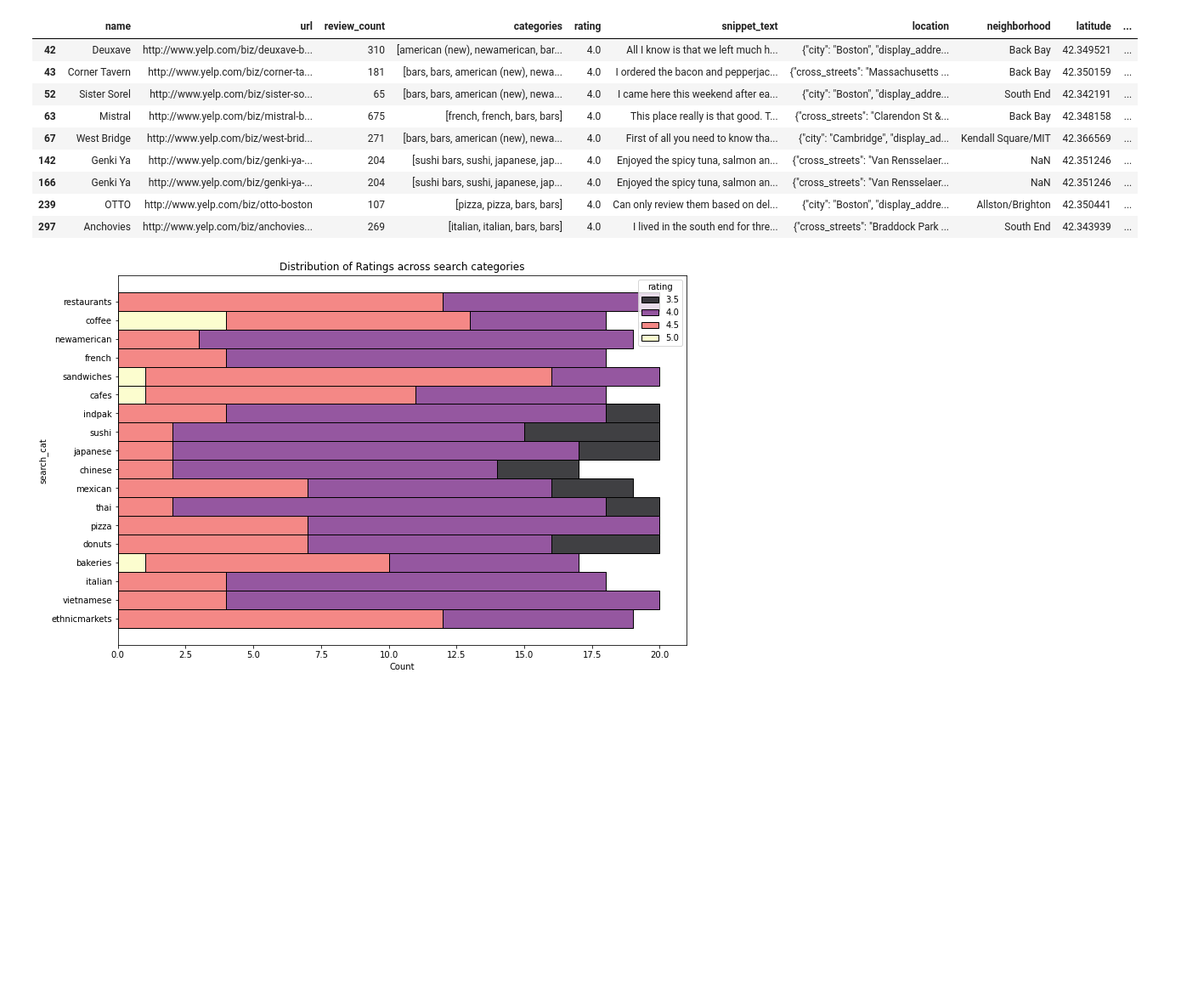
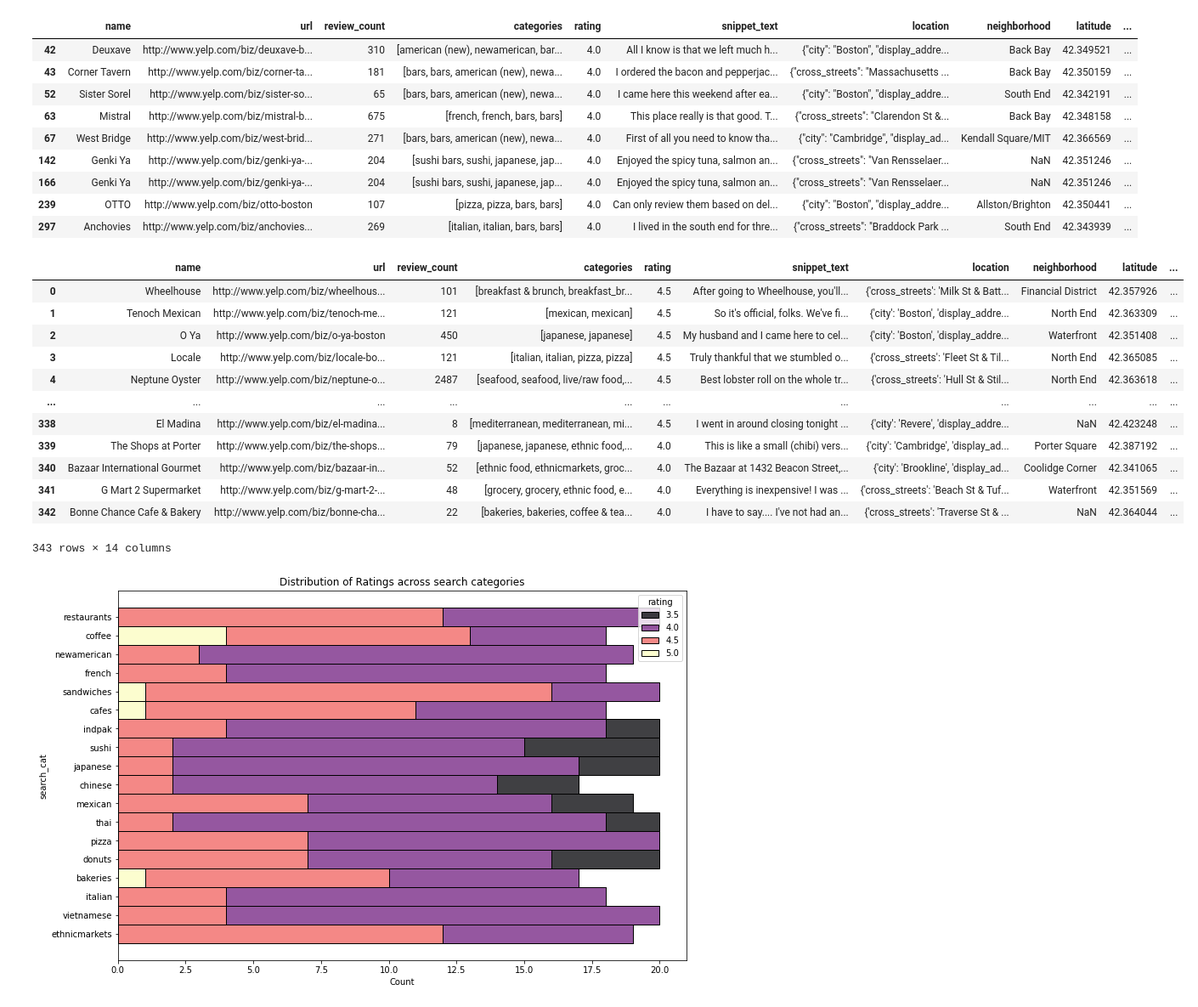
Before and after one commit to sydneybednar/hw3, a Jupyter notebook: data-exploration.ipynb, the cells around one changed output. Shown at 85% size. Cells and saved outputs as stored; diff of their text form; code cells hidden in the pictures; blank space fills up the shorter version.

```diff
--- a/data-exploration.ipynb
+++ b/data-exploration.ipynb
@@ -191,6 +193,27 @@ b_check
 | 166 | Genki Ya | http://www.yelp.com/biz/genki-ya-... | 204 | [sushi bars, sushi, japanese, jap... | 4.0 | Enjoyed the spicy tuna, salmon an... | {"cross_streets": "Van Rensselaer... | NaN | 42.351246 | ... |
 | 239 | OTTO | http://www.yelp.com/biz/otto-boston | 107 | [pizza, pizza, bars, bars] | 4.0 | Can only review them based on del... | {"city": "Boston", "display_addre... | Allston/Brighton | 42.350441 | ... |
 | 297 | Anchovies | http://www.yelp.com/biz/anchovies... | 269 | [italian, italian, bars, bars] | 4.0 | I lived in the south end for thre... | {"cross_streets": "Braddock Park ... | South End | 42.343939 | ... |
+# %%
+b['location'] = b['location'].apply(lambda x: json.loads(x))
+# %%
+location = pd.json_normalize(b['location'])
+b['city'] = location['city']
+# %%
+b
+# %% [output]
+|  | name | url | review_count | categories | rating | snippet_text | location | neighborhood | latitude | ... |
+| 0 | Wheelhouse | http://www.yelp.com/biz/wheelhous... | 101 | [breakfast & brunch, breakfast_br... | 4.5 | After going to Wheelhouse, you'll... | {'cross_streets': 'Milk St & Batt... | Financial District | 42.357926 | ... |
+| 1 | Tenoch Mexican | http://www.yelp.com/biz/tenoch-me... | 121 | [mexican, mexican] | 4.5 | So it's official, folks. We've fi... | {'city': 'Boston', 'display_addre... | North End | 42.363309 | ... |
+| 2 | O Ya | http://www.yelp.com/biz/o-ya-boston | 450 | [japanese, japanese] | 4.5 | My husband and I came here to cel... | {'city': 'Boston', 'display_addre... | Waterfront | 42.351408 | ... |
+| 3 | Locale | http://www.yelp.com/biz/locale-bo... | 121 | [italian, italian, pizza, pizza] | 4.5 | Truly thankful that we stumbled o... | {'cross_streets': 'Fleet St & Til... | North End | 42.365085 | ... |
+| 4 | Neptune Oyster | http://www.yelp.com/biz/neptune-o... | 2487 | [seafood, seafood, live/raw food,... | 4.5 | Best lobster roll on the whole tr... | {'cross_streets': 'Hull St & Stil... | North End | 42.363618 | ... |
+| ... | ... | ... | ... | ... | ... | ... | ... | ... | ... | ... |
+| 338 | El Madina | http://www.yelp.com/biz/el-madina... | 8 | [mediterranean, mediterranean, mi... | 4.5 | I went in around closing tonight ... | {'city': 'Revere', 'display_addre... | NaN | 42.423248 | ... |
+| 339 | The Shops at Porter | http://www.yelp.com/biz/the-shops... | 79 | [japanese, japanese, ethnic food,... | 4.0 | This is like a small (chibi) vers... | {'city': 'Cambridge', 'display_ad... | Porter Square | 42.387192 | ... |
+| 340 | Bazaar International Gourmet | http://www.yelp.com/biz/bazaar-in... | 52 | [ethnic food, ethnicmarkets, groc... | 4.0 | The Bazaar at 1432 Beacon Street,... | {'city': 'Brookline', 'display_ad... | Coolidge Corner | 42.341065 | ... |
+| 341 | G Mart 2 Supermarket | http://www.yelp.com/biz/g-mart-2-... | 48 | [grocery, grocery, ethnic food, e... | 4.0 | Everything is inexpensive! I was ... | {'cross_streets': 'Beach St & Tuf... | Waterfront | 42.351569 | ... |
+| 342 | Bonne Chance Cafe & Bakery | http://www.yelp.com/biz/bonne-cha... | 22 | [bakeries, bakeries, coffee & tea... | 4.0 | I have to say.... I've not had an... | {'cross_streets': 'Traverse St & ... | NaN | 42.364044 | ... |
+343 rows × 14 columns
 # %%
 plt.figure(figsize=(12,8))
 sns.histplot(data=b, y="search_cat", hue="rating", bins=5, multiple="stack", palette="magma")
```
Also changed, not shown: parts of 11 cells of this notebook, 7 other files.
